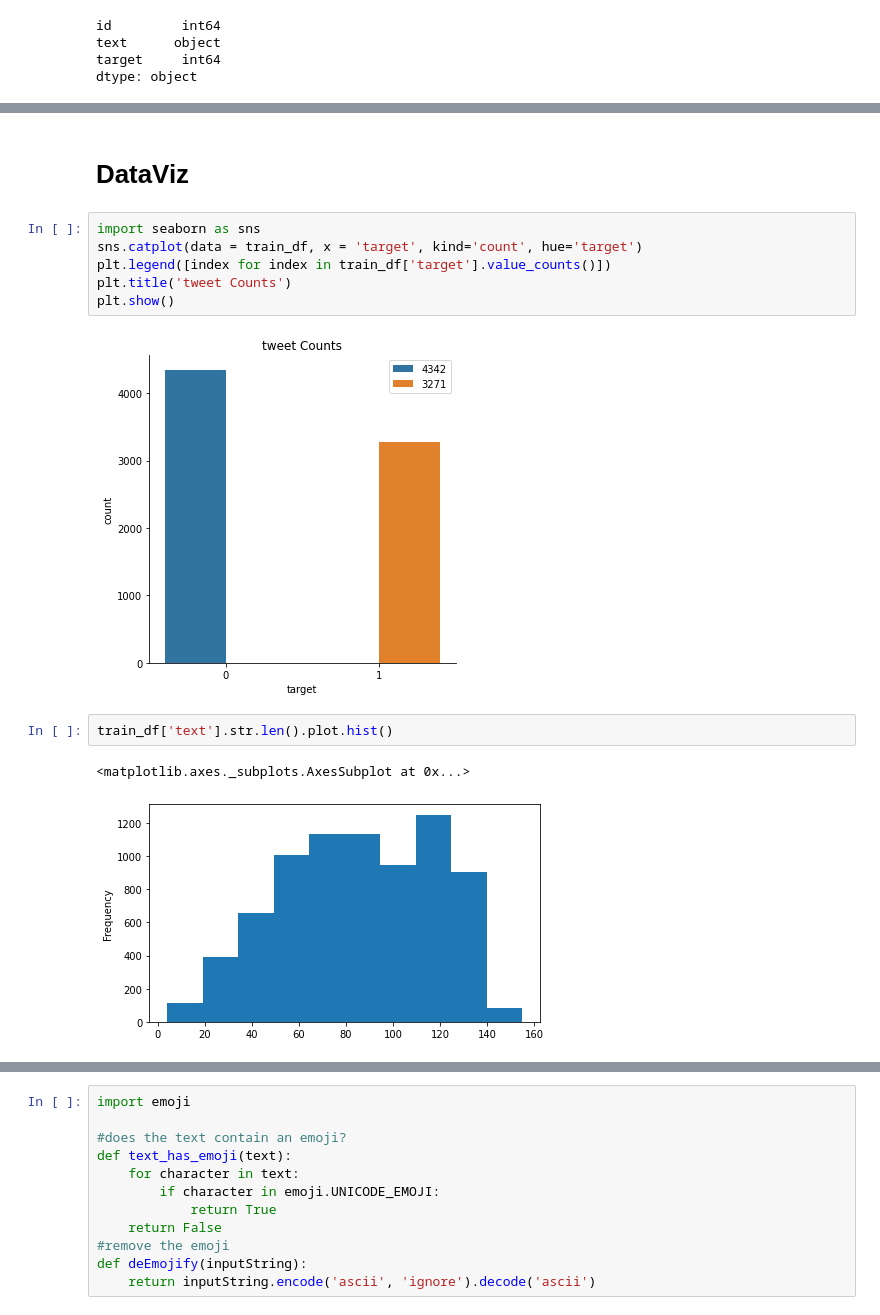
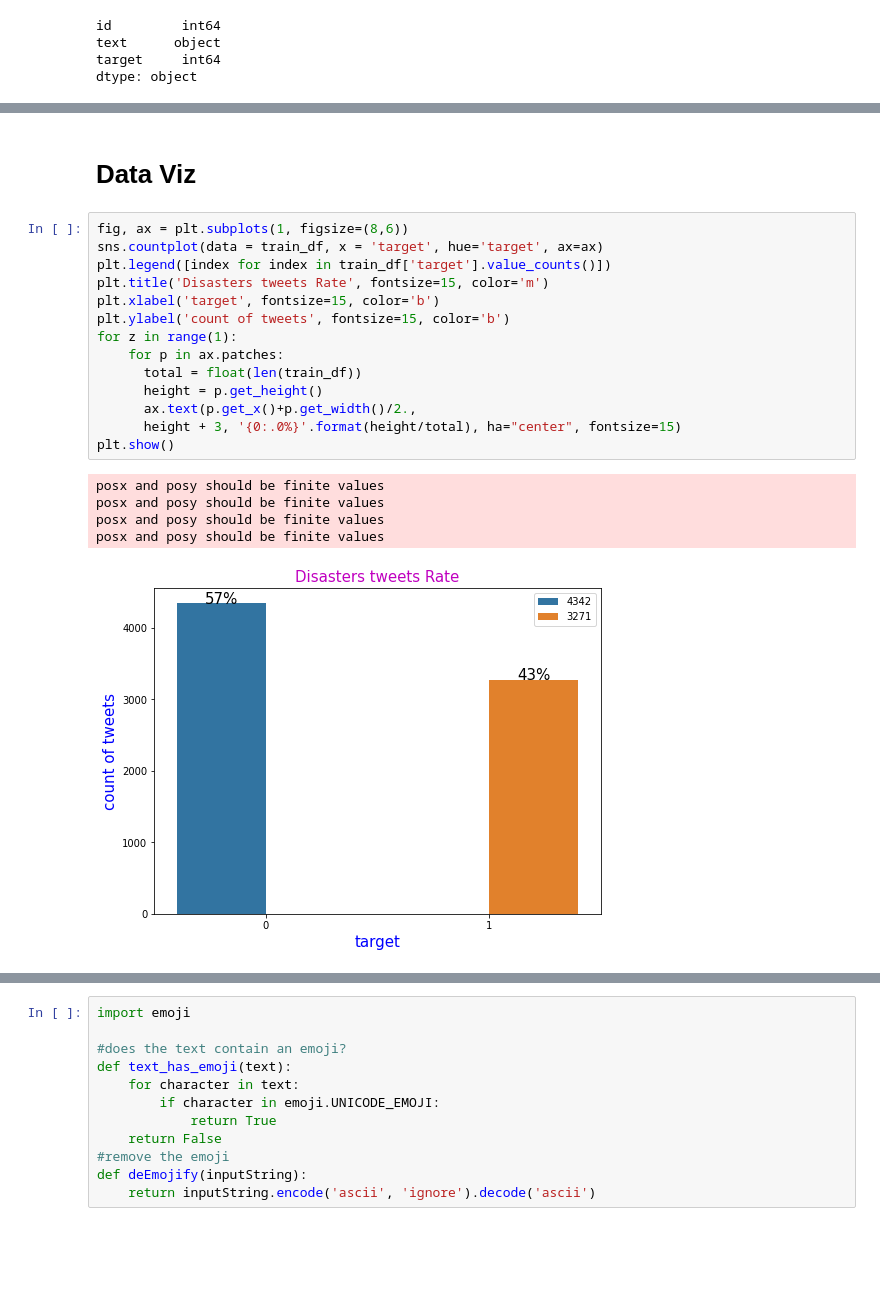
Before and after one commit to DialloYoussouf/Jedhabootcamp_Projects, a Jupyter notebook: Real or Not_ NLP with Disaster Tweets/Real or Not NLP with Disaster Tweets.ipynb, the cells around one changed output, grey strips where cells are left out. Saved outputs shown, nothing was run; the diff lists cells and outputs as text; blank space fills up the shorter version.

```diff
--- a/Real or Not_ NLP with Disaster Tweets/Real or Not NLP with Disaster Tweets.ipynb
+++ b/Real or Not_ NLP with Disaster Tweets/Real or Not NLP with Disaster Tweets.ipynb
@@ -186,15 +156,22 @@ test_df_kaggle.head()
-# %% [markdown]
-# DataViz
-# %%
-import seaborn as sns
-sns.catplot(data = train_df, x = 'target', kind='count', hue='target')
-plt.legend([index for index in train_df['target'].value_counts()])
-plt.title('tweet Counts')
-plt.show()
-# %% [output]
-[figure, removed]
-# %%
-train_df['text'].str.len().plot.hist()
-# %% [output]
-<matplotlib.axes._subplots.AxesSubplot at 0x...>
-[figure, removed]
+# %% [markdown]
+# Data Viz
+# %%
+fig, ax = plt.subplots(1, figsize=(8,6))
+sns.countplot(data = train_df, x = 'target', hue='target', ax=ax)
+plt.legend([index for index in train_df['target'].value_counts()])
+plt.title('Disasters tweets Rate', fontsize=15, color='m')
+plt.xlabel('target', fontsize=15, color='b')
+plt.ylabel('count of tweets', fontsize=15, color='b')
+for z in range(1):
+    for p in ax.patches:
+      total = float(len(train_df))
+      height = p.get_height()
+      ax.text(p.get_x()+p.get_width()/2.,
+      height + 3, '{0:.0%}'.format(height/total), ha="center", fontsize=15)
+plt.show()
+# %% [output]
+posx and posy should be finite values
+posx and posy should be finite values
+posx and posy should be finite values
+posx and posy should be finite values
+[figure, added]
```
Also changed, not shown: parts of 85 cells of this notebook, 1 other file.
